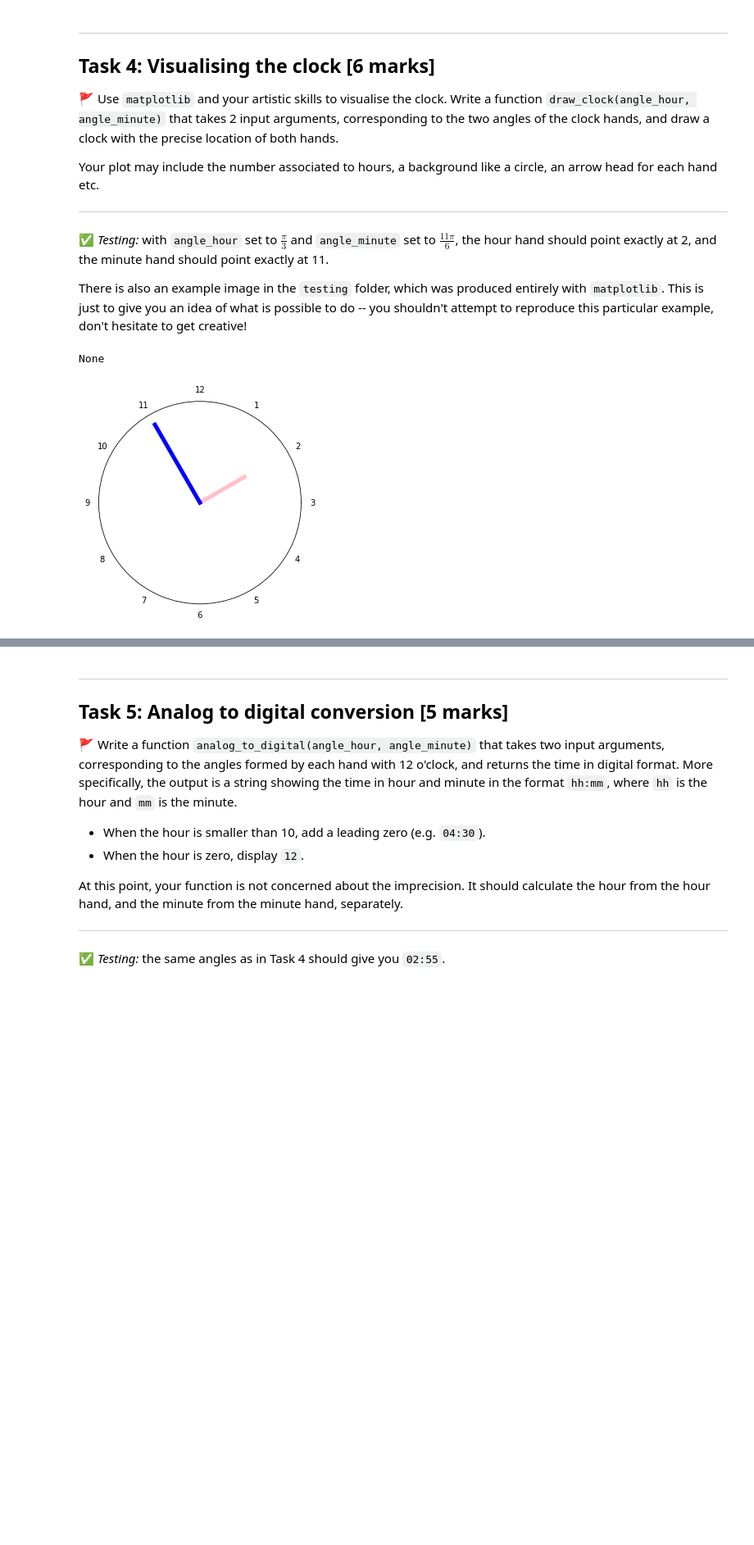
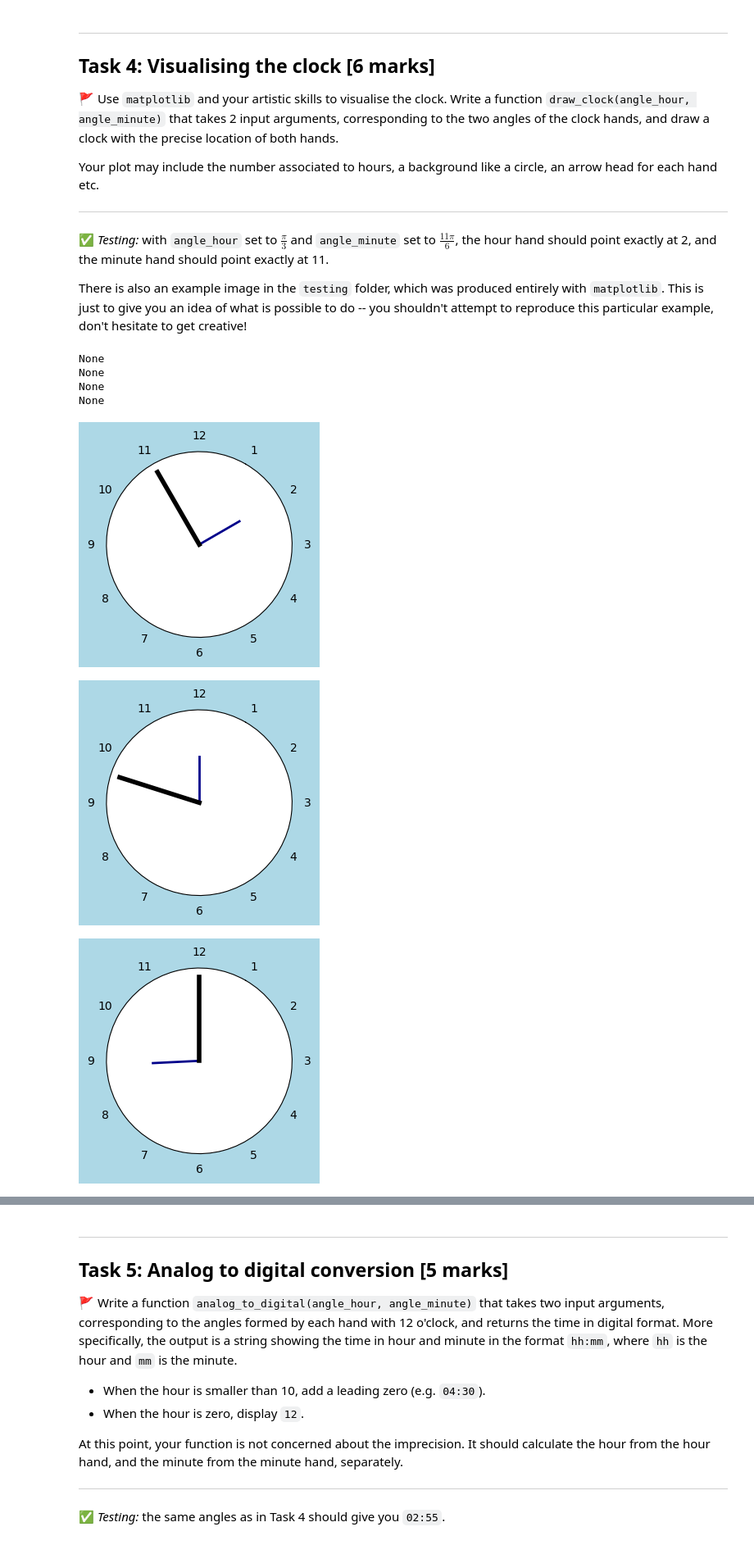
Before and after one commit to primroseisaseal/python-project, a Jupyter notebook: project_1.ipynb, the cells around one changed output, grey strips where cells are left out. Shown at 82% size. Cells and saved outputs as stored; diff of their text form; code cells hidden in the pictures; blank space fills up the shorter version.

```diff
--- a/project_1.ipynb
+++ b/project_1.ipynb
@@ -165,12 +165,12 @@ def get_clock_hands(clock_RGB):
     return hr_array, min_array
 
 # #print(get_clock_hands(read_clock))
-# task2_hr = get_clock_hands(plt.imread('clock_images/batch_0/clock_34.png'))[0]
-# task2_min = get_clock_hands(plt.imread('clock_images/batch_0/clock_34.png'))[1]
-# task_hr = get_clock_hands(plt.imread('clock_images/batch_0/clock_27.png'))[0]
-# task_min = get_clock_hands(plt.imread('clock_images/batch_0/clock_27.png'))[1]
-# task3_hr = get_clock_hands(plt.imread('clock_images/batch_2/clock_19.png'))[0]
-# task3_min = get_clock_hands(plt.imread('clock_images/batch_2/clock_19.png'))[1]
+task2_hr = get_clock_hands(plt.imread('clock_images/batch_0/clock_34.png'))[0]
+task2_min = get_clock_hands(plt.imread('clock_images/batch_0/clock_34.png'))[1]
+task_hr = get_clock_hands(plt.imread('clock_images/batch_0/clock_27.png'))[0]
+task_min = get_clock_hands(plt.imread('clock_images/batch_0/clock_27.png'))[1]
+task3_hr = get_clock_hands(plt.imread('clock_images/batch_2/clock_19.png'))[0]
+task3_min = get_clock_hands(plt.imread('clock_images/batch_2/clock_19.png'))[1]
 # # print(task_hr)
 # # print(task_min)
 
@@ -307,32 +307,42 @@ Your plot may include the number associated to hours, a background like a circle
 ✅ *Testing:* with `angle_hour` set to $\frac{\pi}{3}$ and `angle_minute` set to $\frac{11\pi}{6}$, the hour hand should point exactly at 2, and the minute hand should point exactly at 11.
 
 There is also an example image in the `testing` folder, which was produced entirely with `matplotlib`. This is just to give you an idea of what is possible to do -- you shouldn't attempt to reproduce this particular example, don't hesitate to get creative!
-# %%
-#polar plot https://matplotlib.org/stable/gallery/pie_and_polar_charts/polar_demo.html
-
-def draw_clock(angle_hour,angle_minute):
-    angle_y_hour = angle_hour-np.pi/2
-    angle_y_minute  = angle_minute-np.pi/2
-    slope_hour = np.tan(angle_y_hour)
-    slope_minute = np.tan(angle_y_minute)
-    # fig, ax = plt.subplots(subplot_kw={'projection': 'polar'})
-    fig = plt.figure(figsize=(5,10))
-    ax = plt.subplot(2, 1, 2, projection='polar')
-    plt.setp(ax.get_yticklabels(), visible=False)
-    ax.grid(False)
-    ax.set_xticks(np.array([5.23598776, 5.75958653, 0, 0.52359878, 1.04719755, 1.57079633, 2.0943951,  2.61799388,3.14159265, 3.66519143, 4.1887902,  4.71238898]))
-    #ax.set_theta_offset(np.pi/2)
-    ax.set_xticklabels(range(1,13))
-    ax.plot(2*np.pi*1, 1.5)
-    ax.plot([angle_y_hour,angle_y_hour], [0,0.8], color="pink", linewidth=5)
-    ax.plot([angle_y_minute,angle_y_minute], [0,1.4], color="blue", linewidth=5)
-    ax.set_theta_direction(-1)
-    ax.plot
-
-print(draw_clock(np.pi/3,np.pi*11/6))
-# print(draw_clock(get_angle(task2_hr),get_angle(task2_min)))
-# print(draw_clock(get_angle(task_hr),get_angle(task_min)))
-# print(draw_clock(get_angle(task3_hr),get_angle(task3_min)))
-# %% [output]
-None
-[figure, removed]
+# %%
+
+
+
+def draw_clock(angle_hour,angle_minute):
+    #draw analog clock
+        # Lines 9-22: Yefeng Xia
+        # URL: https://python.plainenglish.io/building-an-analog-clock-using-python-518922d57784
+        # Accessed on 4 Nov 2021.
+    angle_x_hour = angle_hour-np.pi/6
+    angle_x_minute  = angle_minute-np.pi/6
+    fig= plt.figure(figsize=(3,3),dpi=100, facecolor='lightblue')
+    ax = fig.add_subplot(111, polar=True)
+    plt.cla()
+    plt.setp(ax.get_yticklabels(), visible=False)
+    ax.set_xticks(np.linspace(0, 2*np.pi, 12, endpoint=False))
+    ax.set_xticklabels(range(1,13))
+    ax.set_theta_direction(-1)
+    ax.set_theta_offset(np.pi/3.0)
+    ax.grid(False)
+    plt.ylim(0,1)
+    ax.plot([angle_x_hour,angle_x_hour], [0,0.5], color="darkblue", linewidth=2)
+    ax.plot([angle_x_minute,angle_x_minute], [0,0.9], color="black", linewidth=4)
+
+
+
+
+print(draw_clock(np.pi/3,np.pi*11/6))
+print(draw_clock(get_angle(task2_hr),get_angle(task2_min)))
+print(draw_clock(get_angle(task_hr),get_angle(task_min)))
+print(draw_clock(get_angle(task3_hr),get_angle(task3_min)))
+# %% [output]
+None
+None
+None
+None
+[figure, added]
+[figure, added]
+[figure, added]
```
Also changed, not shown: parts of 1 cell of this notebook, 5 other files.
